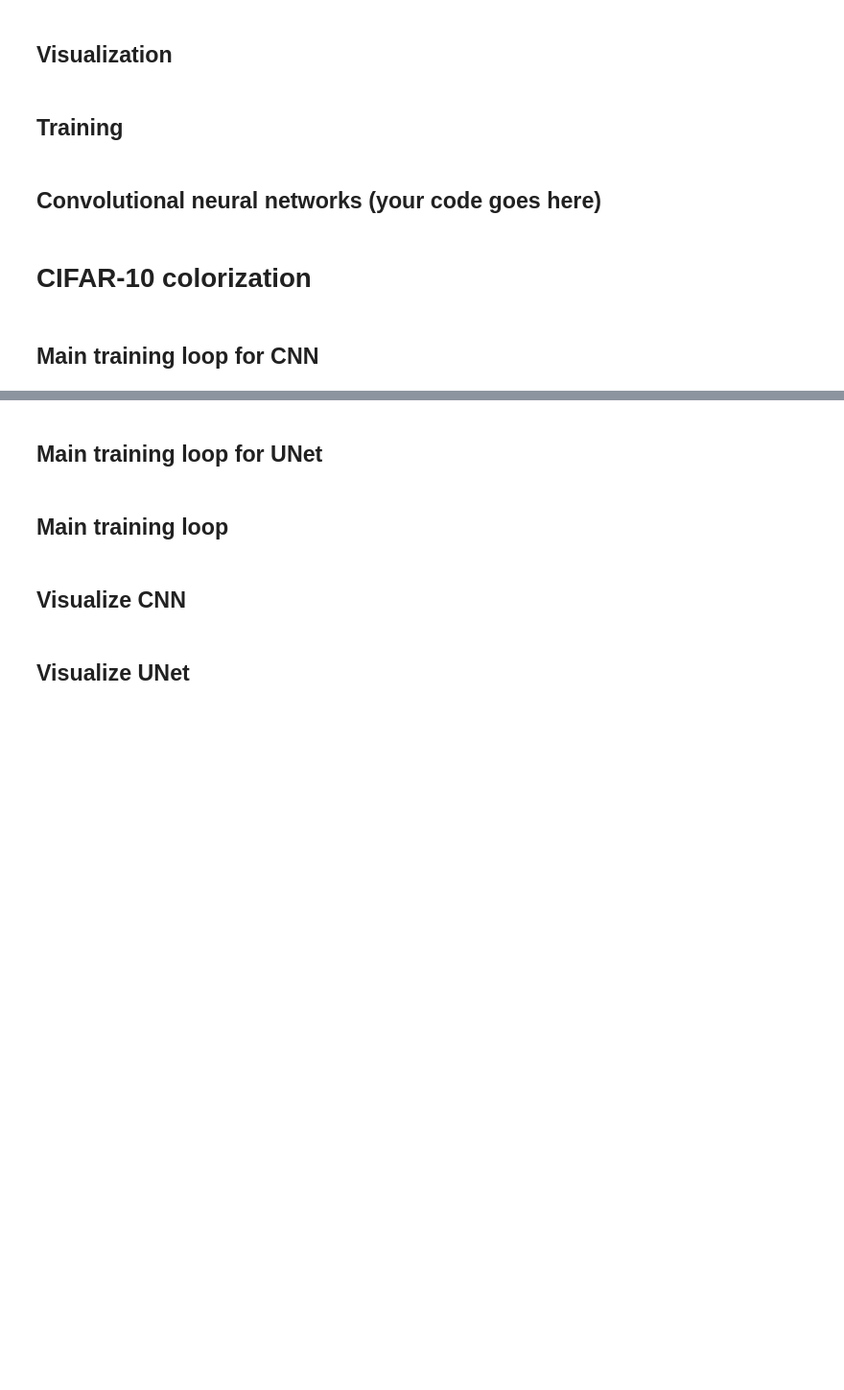
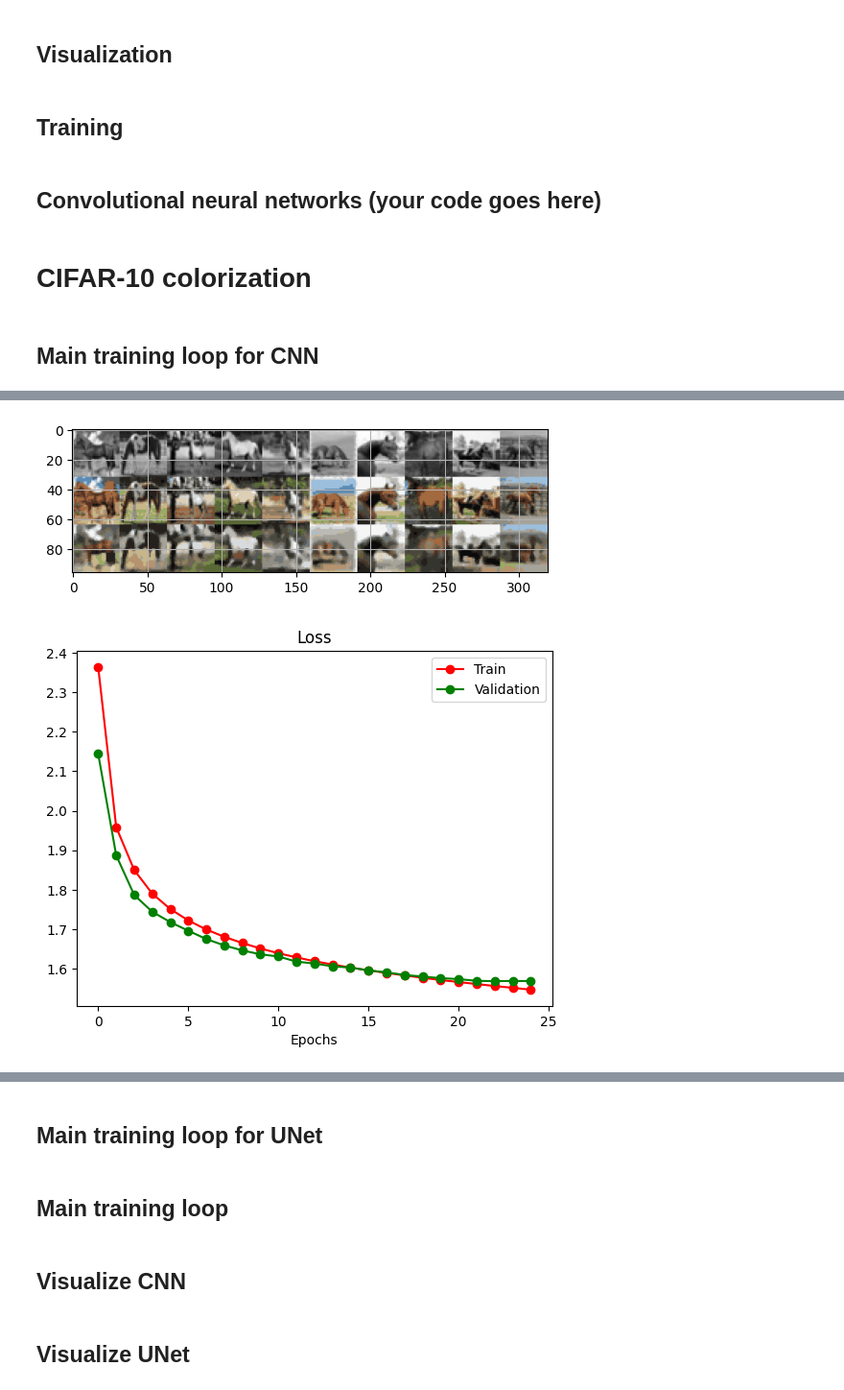
Before and after one commit to tselane2110/Applied-Computer-Vision, a Jupyter notebook: assignment3/colourization.ipynb, the cells around one changed output, grey strips where cells are left out. Shown at 96% size. Drawn from its saved outputs; the diff is of its cells as text; code cells hidden in the pictures; blank space fills up the shorter version.

```diff
--- a/assignment3/colourization.ipynb
+++ b/assignment3/colourization.ipynb
@@ -480,7 +488,8 @@ def train(args, cnn=None):
     save_dir = "outputs/" + args.experiment_name
 
     # LOAD THE COLOURS CATEGORIES
-    colours = np.load(args.colours)[0]
+    # colours = np.load(args.colours)[0]
+    colours = np.load(args.colours, allow_pickle=True, encoding='latin1')[0]
     num_colours = np.shape(colours)[0]
     # INPUT CHANNEL
     num_in_channels = 1 if not args.downsize_input else 3
@@ -667,7 +707,7 @@ args_dict = {
               'gpu':True,
               'valid':False,
               'checkpoint':"",
-              'colours':'./data/colours/colour_kmeans24_cat7.npy',
+              'colours':'/content/colour_kmeans24_cat7.npy',
               'model':"CNN",
               'kernel':3,
               'num_filters':32,
@@ -682,3 +722,4 @@ args_dict = {
 }
 args.update(args_dict)
 cnn = train(args)
+# %% [output]
@@ -684,0 +743,2 @@ cnn = train(args)
+[figure, added]
+[figure, added]
```
Also changed, not shown: parts of 8 cells of this notebook.
